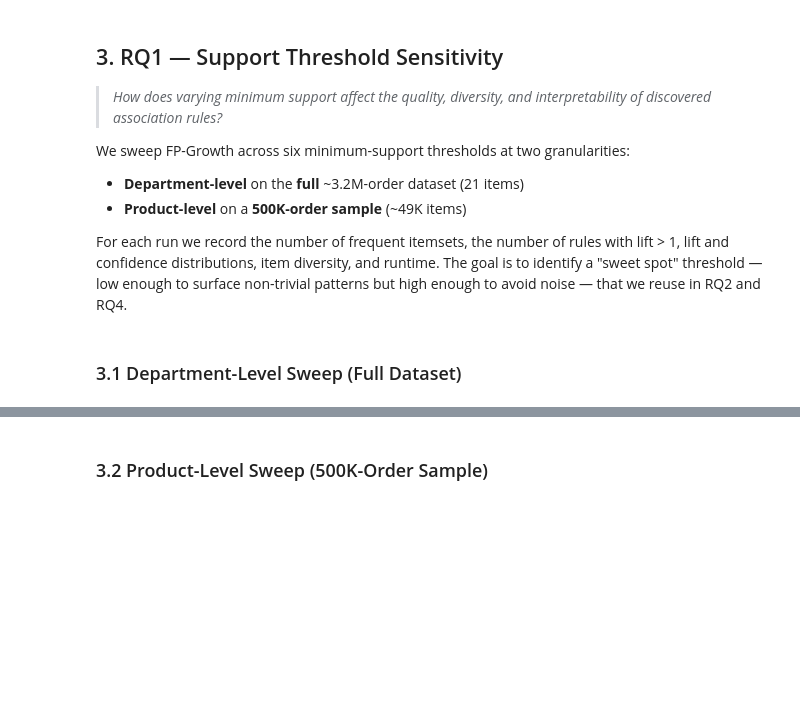
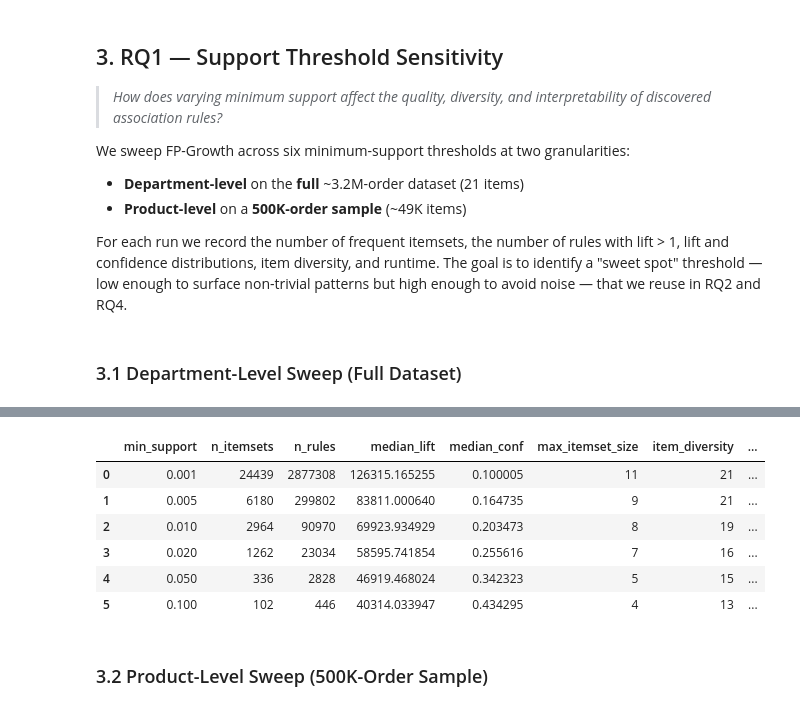
Before and after one commit to ahadh76221/csce676-data-mining-project, a Jupyter notebook: notebooks/project_final.ipynb, the cells around one changed output, grey strips where cells are left out. Drawn from its saved outputs; the diff is of its cells as text; code cells hidden in the pictures; blank space fills up the shorter version.

```diff
--- a/notebooks/project_final.ipynb
+++ b/notebooks/project_final.ipynb
@@ -402,6 +492,7 @@ def fpgrowth_sweep(basket_df, thresholds, label="sweep",
 ### 3.1 Department-Level Sweep (Full Dataset)
 # %%
 rq1_dept_sweep = fpgrowth_sweep(
-    dept_basket_df, RQ1_THRESHOLDS, label="RQ1 dept sweep"
+    dept_baskets, RQ1_THRESHOLDS, label="RQ1 dept sweep"
 )
 rq1_dept_sweep
+# %% [output]
@@ -408,3 +513,10 @@ rq1_dept_sweep
+|  | min_support | n_itemsets | n_rules | median_lift | median_conf | max_itemset_size | item_diversity | ... |
+| 0 | 0.001 | 24439 | 2877308 | 126315.165255 | 0.100005 | 11 | 21 | ... |
+| 1 | 0.005 | 6180 | 299802 | 83811.000640 | 0.164735 | 9 | 21 | ... |
+| 2 | 0.010 | 2964 | 90970 | 69923.934929 | 0.203473 | 8 | 19 | ... |
+| 3 | 0.020 | 1262 | 23034 | 58595.741854 | 0.255616 | 7 | 16 | ... |
+| 4 | 0.050 | 336 | 2828 | 46919.468024 | 0.342323 | 5 | 15 | ... |
+| 5 | 0.100 | 102 | 446 | 40314.033947 | 0.434295 | 4 | 13 | ... |
 # %% [markdown]
 ### 3.2 Product-Level Sweep (500K-Order Sample)
 # %%
```
Also changed, not shown: parts of 31 cells of this notebook.
